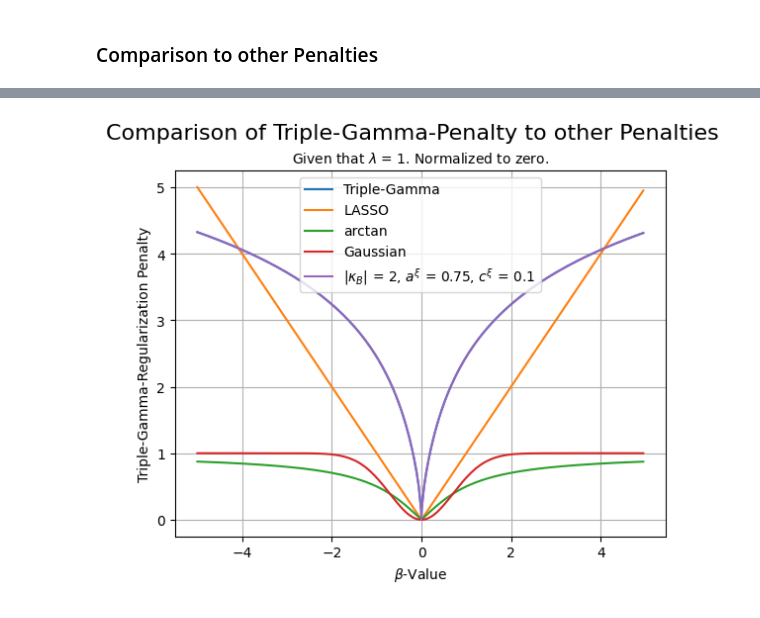
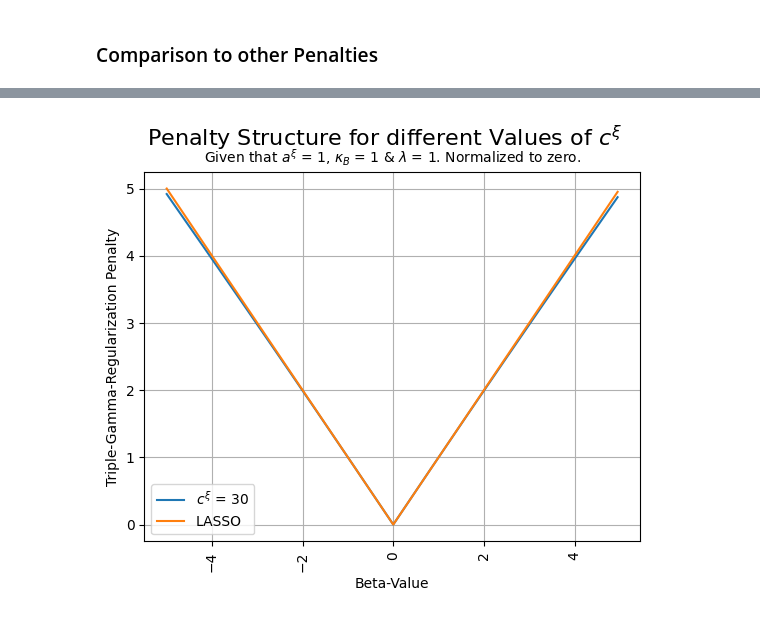
Before and after one commit to therealLucasPaul/MScThesis_Econ, a Jupyter notebook: 02_simulation/descriptive_grahps.ipynb, the cells around one changed output, grey strips where cells are left out. Cells and saved outputs as stored; diff of their text form; code cells hidden in the pictures.

```diff
--- a/02_simulation/descriptive_grahps.ipynb
+++ b/02_simulation/descriptive_grahps.ipynb
@@ -188,42 +340,42 @@ plt.show()
 # %%
-### Structure of the Penalty for different values in kappa
-# Set the some values for kappa (Given that kappa > 0) and the remaining parameters
-kappa = 2
-a = 0.75
-c = 0.1
+### Behaviour at small neighbourhoods of 0
+
+c_values = [30]
+a = 1
+kappa = 1
 lamda = 1
 
-# Plot the function log(-U(.,.,.)) for each value of kappa
-y_values = list()
-y_values_LASSO = list()
-y_values_RIDGE = list()
-y_values_arctan = list()
-y_values_Gaussian = list()
+## Create x-axis space
+num_points_outside = 100
+num_points_aroundzero = 200
 
-y_values
-for x in x_values:
-    phi = (2*c)/((kappa**2)*a)
-    y_value = lamda*(-1)*hyperu.log_hyperu(torch.tensor([[c+0.5]]),torch.tensor([[1.5-a]]),(torch.tensor([[x]])**2)/(2*phi))+hyperu.log_hyperu(torch.tensor([[c+0.5]]),torch.tensor([[1.5-a]]),torch.tensor([[0.0]]))
-    y_values.append(y_value.item())
-    y_values_LASSO.append(abs(x))
-    y_values_RIDGE.append(x**2)
-    y_values_Gaussian.append((1-np.e**(-x**2)))
-    y_values_arctan.append((2/np.pi)*np.arctan(abs(x)))
-plt.plot(x_values, y_values, label="Triple-Gamma")
-plt.plot(x_values, y_values_LASSO, label="LASSO")
-#plt.plot(x_values, y_values_RIDGE, label="Ridge")
-plt.plot(x_values, y_values_arctan, label="arctan")
-plt.plot(x_values, y_values_Gaussian, label="Gaussian")
-plt.plot(x_values, y_values, label=f'$|\\kappa_B|$ = {kappa}, $a^\\xi$ = {a}, $c^\\xi$ = {c}')
+x_outside_neg = np.linspace(-5, -0.1, num_points_outside, endpoint=False)
+x_aroundzero = np.linspace(-0.1, 0.1, num_points_aroundzero, endpoint=False)
+x_outside_pos = np.linspace(0.1, 5, num_points_outside, endpoint=False)
+
+x_values = np.concatenate((x_outside_neg, x_aroundzero, x_outside_pos))
+
+# Plot the function log(-U(.,.,.)) for each value of c
+for c in c_values:
+    y_values = list()
+    other = list()
+    for x in x_values:
+        phi = (2*c)/((kappa**2)*a)
+        y_value = lamda*((-1)*hyperu.log_hyperu(torch.tensor([[c+0.5]]),torch.tensor([[1.5-a]]),(torch.tensor([[x]])**2)/(2*phi))+hyperu.log_hyperu(torch.tensor([[c+0.5]]),torch.tensor([[1.5-a]]),torch.tensor([[0.0]])))
+        y_values.append(y_value.item())
+        other.append(abs(x))
+    plt.plot(x_values, y_values, label=f'$c^\\xi$ = {c}')
+    plt.plot(x_values, other, label=f'LASSO')
 
 # Add labels and title
-plt.xlabel(f'$\\beta$-Value')
+plt.xlabel('Beta-Value')
 plt.ylabel('Triple-Gamma-Regularization Penalty')
-plt.suptitle(f'Comparison of Triple-Gamma-Penalty to other Penalties', fontsize=16)
-plt.title(f'Given that $\\lambda$ = {lamda}. Normalized to zero.', fontsize=10)
+plt.suptitle(f'Penalty Structure for different Values of $c^\\xi$', fontsize=16)
+plt.title(f'Given that $a^\\xi$ = {a}, $\\kappa_B$ = {kappa} & $\\lambda$ = {lamda}. Normalized to zero.', fontsize=10)
 plt.legend()
+plt.xticks(rotation=90)
 plt.grid(True)
-plt.savefig("021_simulation_figures/TGPenalty_ChangeInKappa.png")
+plt.savefig("021_simulation_figures/TGPenalty_ChangeInC_Part2.png")
 plt.show()
 # %% [output]
-[figure, old version]
+[figure, new version]
```
Also changed, not shown: parts of 3 cells of this notebook, 27 other files.
